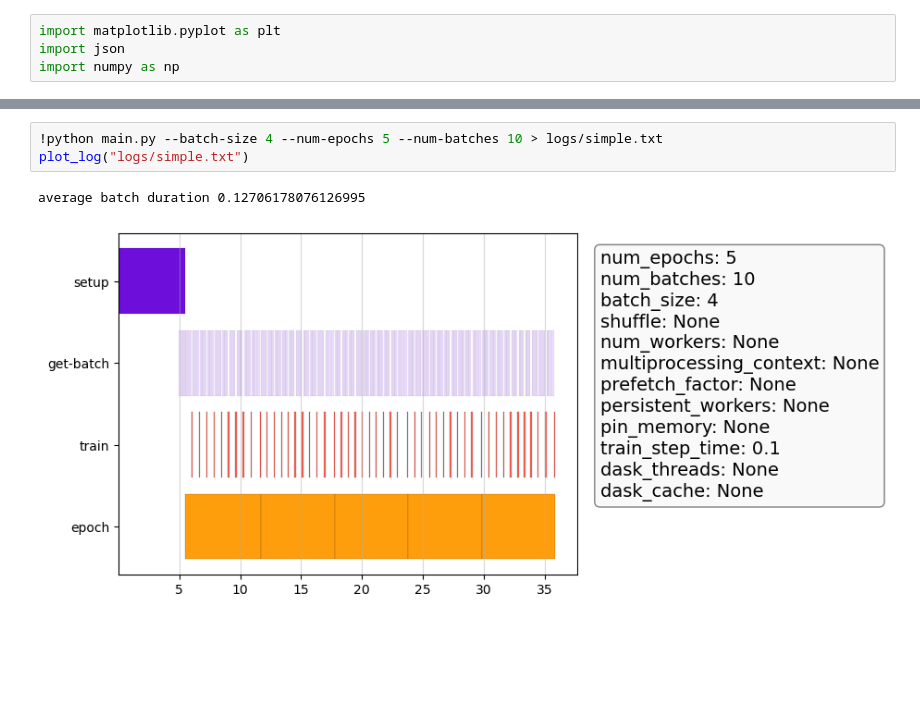
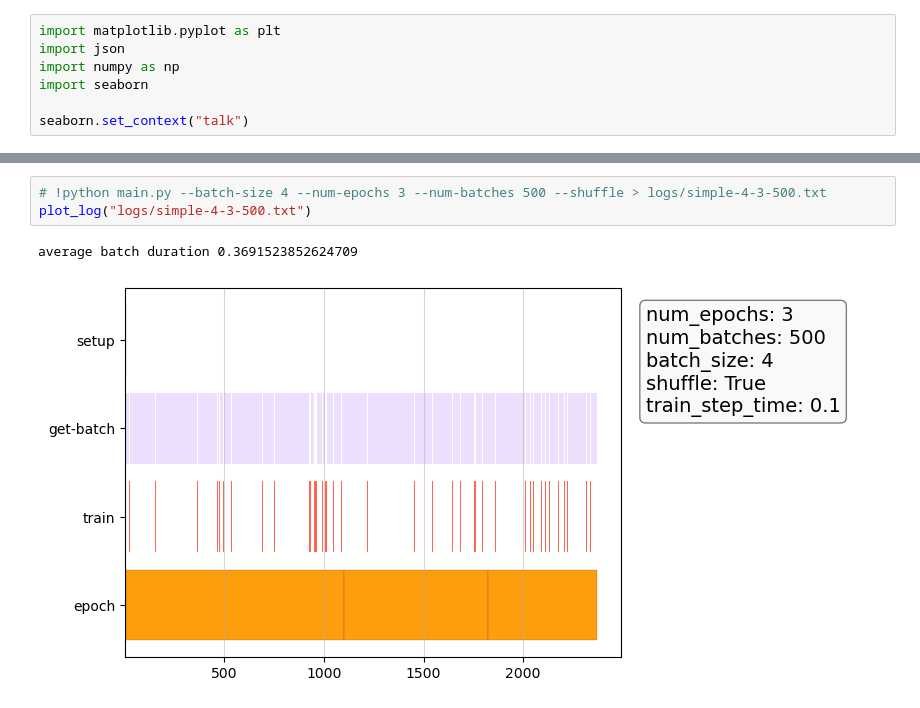
Before and after one commit to earth-mover/dataloader-demo, a Jupyter notebook: plot.ipynb, the cells around one changed output, grey strips where cells are left out. Cells and saved outputs as stored; diff of their text form; blank space fills up the shorter version.

```diff
--- a/plot.ipynb
+++ b/plot.ipynb
@@ -2,6 +2,9 @@
 import matplotlib.pyplot as plt
 import json
 import numpy as np
+import seaborn
+
+seaborn.set_context("talk")
 # %%
 def parse_log(fname):
     with open(fname) as f:
@@ -145,7 +140,7 @@ average batch duration 0.3251258844755702
 # %%
-!python main.py --batch-size 4 --num-epochs 5 --num-batches 10 > logs/simple.txt
-plot_log("logs/simple.txt")
+# !python main.py --batch-size 4 --num-epochs 3 --num-batches 500 --shuffle > logs/simple-4-3-500.txt
+plot_log("logs/simple-4-3-500.txt")
 # %% [output]
-average batch duration 0.12706178076126995
+average batch duration 0.3691523852624709
-[figure, old version]
+[figure, new version]
 # %%
```
Also changed, not shown: parts of 30 cells of this notebook, 3 other files.
